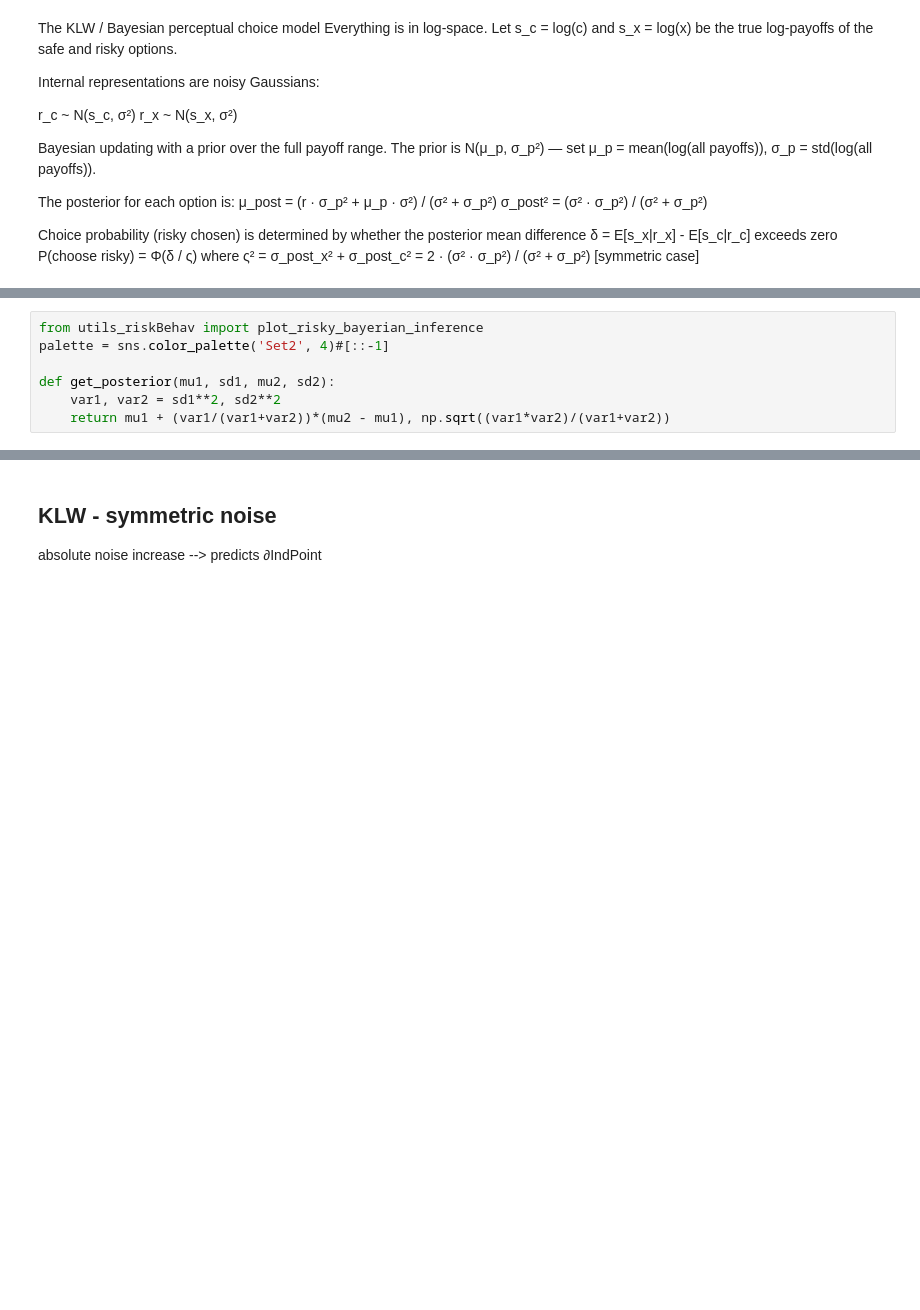
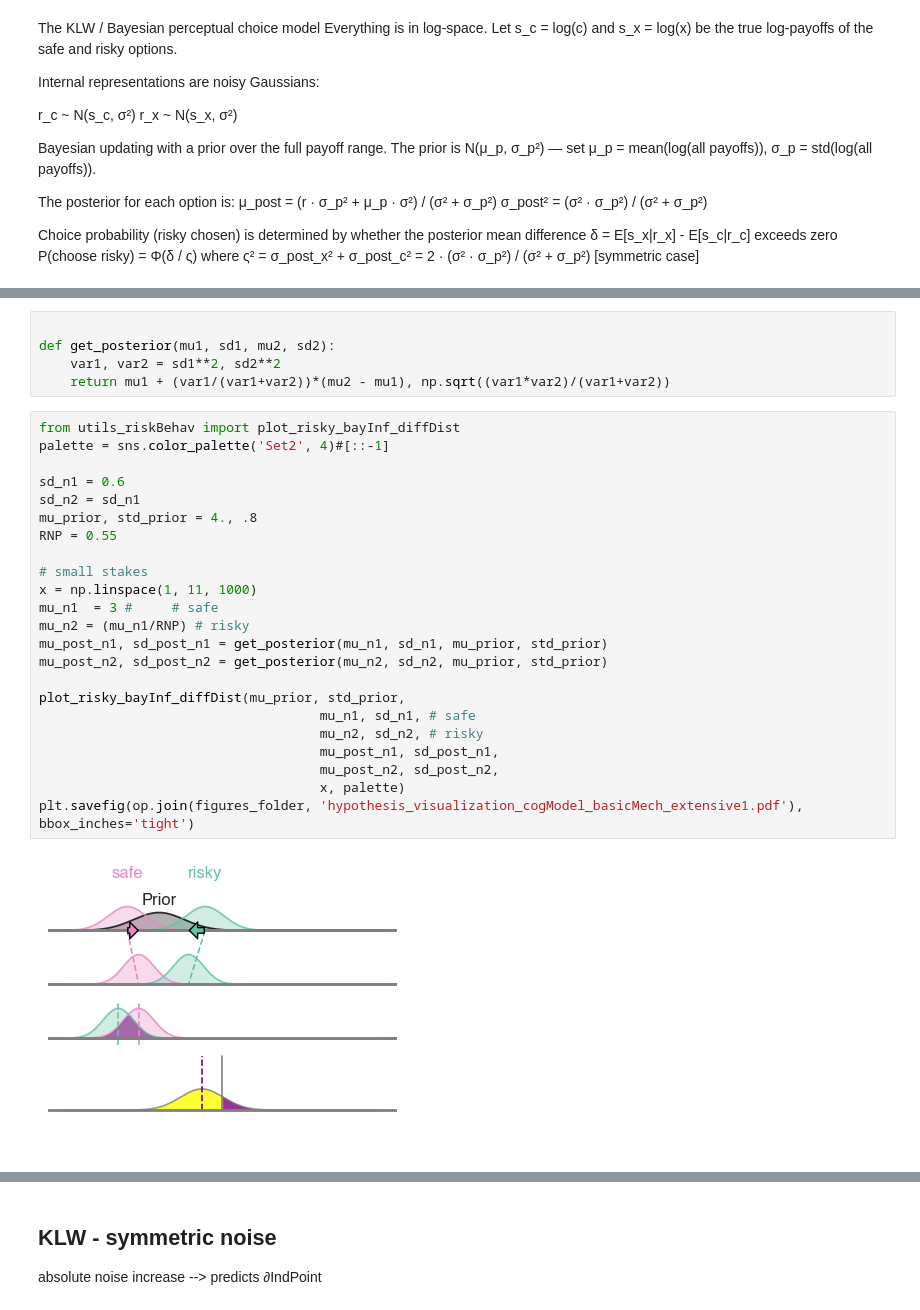
Before and after one commit to mrenke/numrisk, a Jupyter notebook: numrisk/visualize&plots&stats/paper_riskDD_00_hypothesisVisualization.ipynb, the cells around one changed output, grey strips where cells are left out. Saved outputs shown, nothing was run; the diff lists cells and outputs as text; blank space fills up the shorter version.

```diff
--- a/numrisk/visualize&plots&stats/paper_riskDD_00_hypothesisVisualization.ipynb
+++ b/numrisk/visualize&plots&stats/paper_riskDD_00_hypothesisVisualization.ipynb
@@ -219,7 +155,30 @@ def plot_probit_curves(ax, s_c_small, s_c_large, sigma_c, sigma_x, mu_p, sigma_p
 # %%
-from utils_riskBehav import plot_risky_bayerian_inference
-palette = sns.color_palette('Set2', 4)#[::-1]
 
 def get_posterior(mu1, sd1, mu2, sd2):
     var1, var2 = sd1**2, sd2**2
     return mu1 + (var1/(var1+var2))*(mu2 - mu1), np.sqrt((var1*var2)/(var1+var2))
+# %%
+from utils_riskBehav import plot_risky_bayInf_diffDist
+palette = sns.color_palette('Set2', 4)#[::-1]
+
+sd_n1 = 0.6
+sd_n2 = sd_n1
+mu_prior, std_prior = 4., .8
+RNP = 0.55
+
+# small stakes
+x = np.linspace(1, 11, 1000)
+mu_n1  = 3 #     # safe
+mu_n2 = (mu_n1/RNP) # risky
+mu_post_n1, sd_post_n1 = get_posterior(mu_n1, sd_n1, mu_prior, std_prior)
+mu_post_n2, sd_post_n2 = get_posterior(mu_n2, sd_n2, mu_prior, std_prior)
+
+plot_risky_bayInf_diffDist(mu_prior, std_prior,
+                                    mu_n1, sd_n1, # safe
+                                    mu_n2, sd_n2, # risky
+                                    mu_post_n1, sd_post_n1,
+                                    mu_post_n2, sd_post_n2,
+                                    x, palette)
+plt.savefig(op.join(figures_folder, 'hypothesis_visualization_cogModel_basicMech_extensive1.pdf'), bbox_inches='tight')
+# %% [output]
+[figure, added]
```
Also changed, not shown: parts of 10 cells of this notebook, 1 other file.
